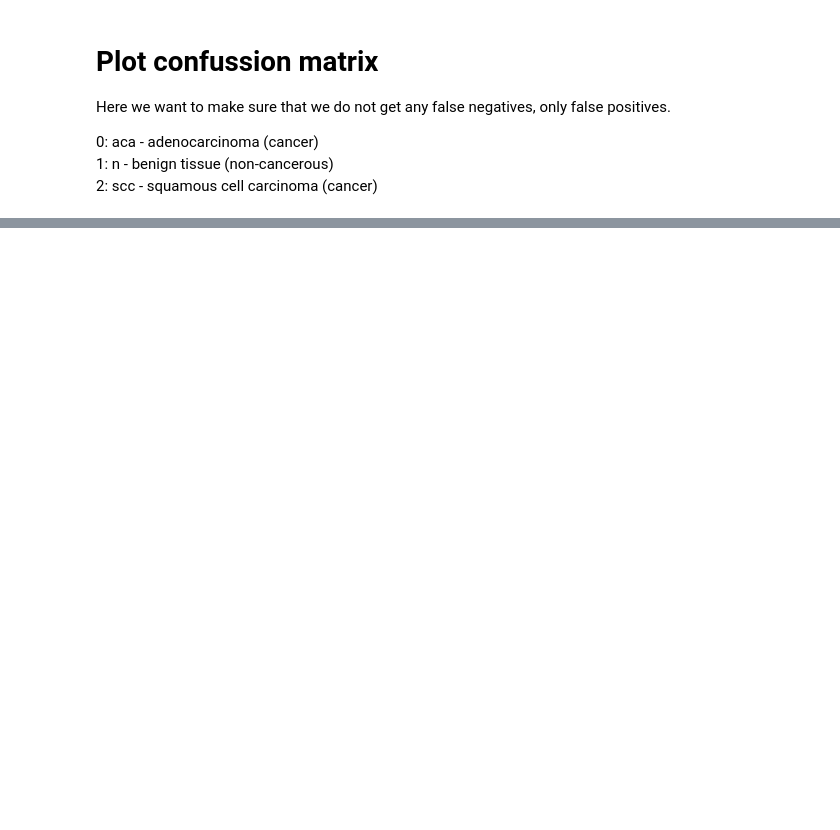
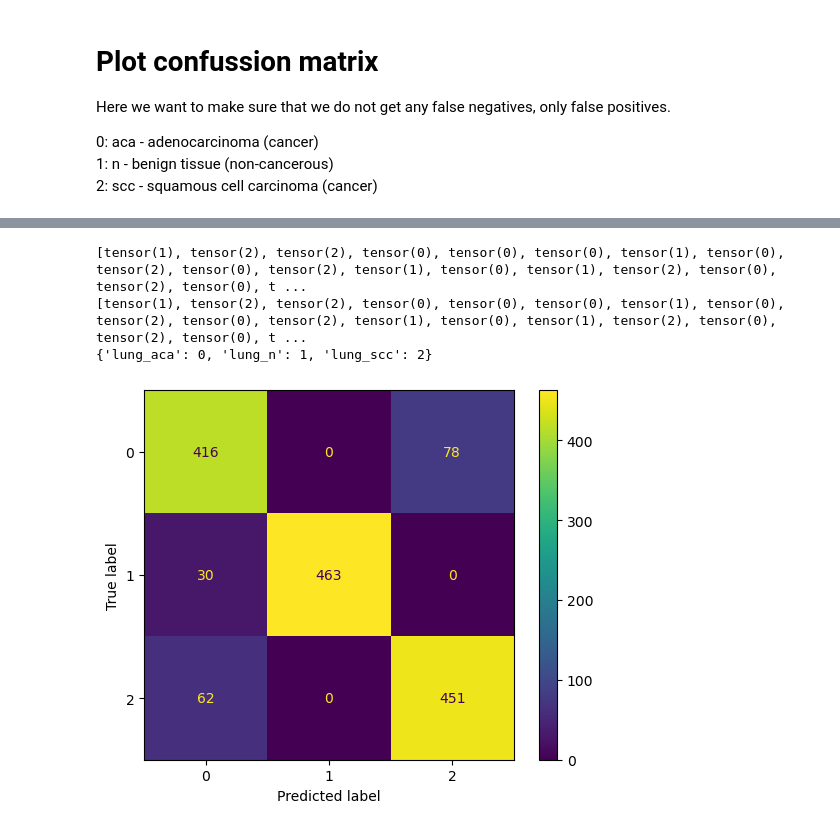
Before and after one commit to Matfolkarn/CNN-lung-cancer-prediction, a Jupyter notebook: cnn.ipynb, the cells around one changed output, grey strips where cells are left out. Saved outputs shown, nothing was run; the diff lists cells and outputs as text; code cells hidden in the pictures; blank space fills up the shorter version.

```diff
--- a/cnn.ipynb
+++ b/cnn.ipynb
@@ -96,4 +108,6 @@ HyperParameters
 # %%
-num_epochs = 50
+num_epochs = 3
+
+#class_weights = torch.tensor([1.2, 1.0, 1.2])
 criterion = nn.CrossEntropyLoss()
-optimizer = torch.optim.Adam(model.parameters(), lr=0.1)
+optimizer = torch.optim.Adam(model.parameters(), lr=0.001)
@@ -238,0 +275,17 @@ print(lung_dataset.class_to_idx)
+# %%
+test_true = []
+test_pred = []
+model.eval()
+with torch.no_grad():
+    test_correct = 0
+    test_total = 0
+    for images, labels in test_loader:
+        outputs = model(images)
+        _, predicted = torch.max(outputs.data, 1)
+        test_true += labels
+        test_pred += predicted
+        total += len(labels)
+        correct += (predicted == labels).sum().item()
+    print("total: ", total)
+    print("correct: ", correct)
+    print("accuracy: ", correct/total)
@@ -238,0 +310,12 @@ print(lung_dataset.class_to_idx)
+# %%
+print(test_true)
+print(test_pred)
+cm = confusion_matrix(test_true, test_pred)
+ConfusionMatrixDisplay(cm).plot()
+
+print(lung_dataset.class_to_idx)
+# %% [output]
+[tensor(1), tensor(2), tensor(2), tensor(0), tensor(0), tensor(0), tensor(1), tensor(0), tensor(2), tensor(0), tensor(2), tensor(1), tensor(0), tensor(1), tensor(2), tensor(0), tensor(2), tensor(0), t ...
+[tensor(1), tensor(2), tensor(2), tensor(0), tensor(0), tensor(0), tensor(1), tensor(0), tensor(2), tensor(0), tensor(2), tensor(1), tensor(0), tensor(1), tensor(2), tensor(0), tensor(2), tensor(0), t ...
+{'lung_aca': 0, 'lung_n': 1, 'lung_scc': 2}
+[figure, added]
```
Also changed, not shown: parts of 27 cells of this notebook.
